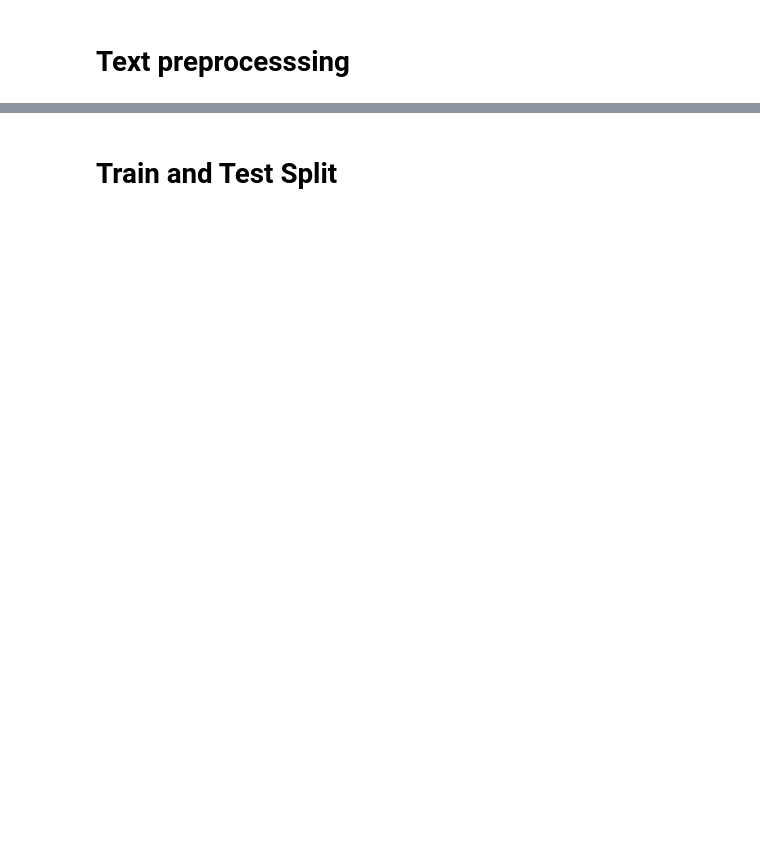
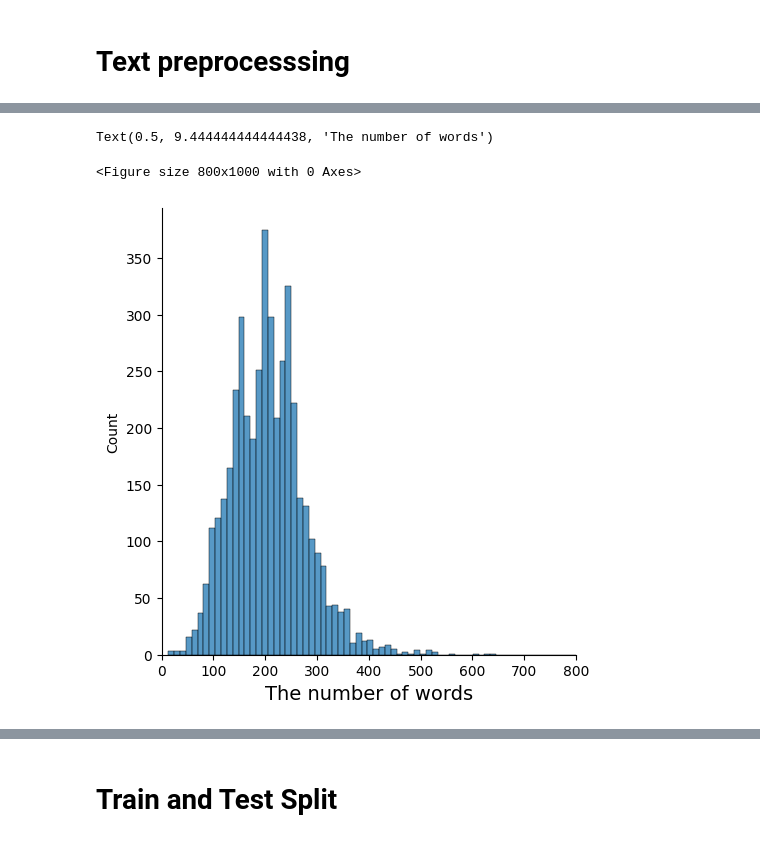
Before and after one commit to Fatai-soliu/Text-Classification, a Jupyter notebook: Soliu_Fatai_Text_Classification.ipynb, the cells around one changed output, grey strips where cells are left out. Cells and saved outputs as stored; diff of their text form; code cells hidden in the pictures; blank space fills up the shorter version.

```diff
--- a/Soliu_Fatai_Text_Classification.ipynb
+++ b/Soliu_Fatai_Text_Classification.ipynb
@@ -111,0 +146,6 @@ from nltk.tokenize import word_tokenize
+# %%
+# apply function on each text in the dataset
+
+papers['clean_Abstract'] = papers['Abstract'].apply(lambda x: clean_text(x))
+
+papers.head(10)
@@ -121,6 +171,0 @@ WPT = WordPunctTokenizer()
-# %%
-word_punct_token = WPT.tokenize(papers1[0])
-word_tokenize = word_tokenize(papers1[0])
-
-
-print(word_tokenize)
@@ -153,0 +172,5 @@ lemmatizer = WordNetLemmatizer()
+# %%
+from nltk.tokenize import word_tokenize
+
+papers['Abstract_words'] = papers['clean_Abstract'].apply(lambda x:word_tokenize(str(x)))
+papers.head(10)
@@ -163,0 +266,16 @@ attribute
+# %%
+# Number of words per sentence
+
+count_sent_word = [len(sentence) for sentence in papers['Abstract_words']]
+
+plt.figure(figsize=(8, 10))
+
+sns.displot(count_sent_word)
+
+plt.xlim(0, 800)
+
+plt.xlabel("The number of words", fontsize=14)
+# %% [output]
+Text(0.5, 9.444444444444438, 'The number of words')
+<Figure size 800x1000 with 0 Axes>
+[figure, added]
```
Also changed, not shown: parts of 77 cells of this notebook.
